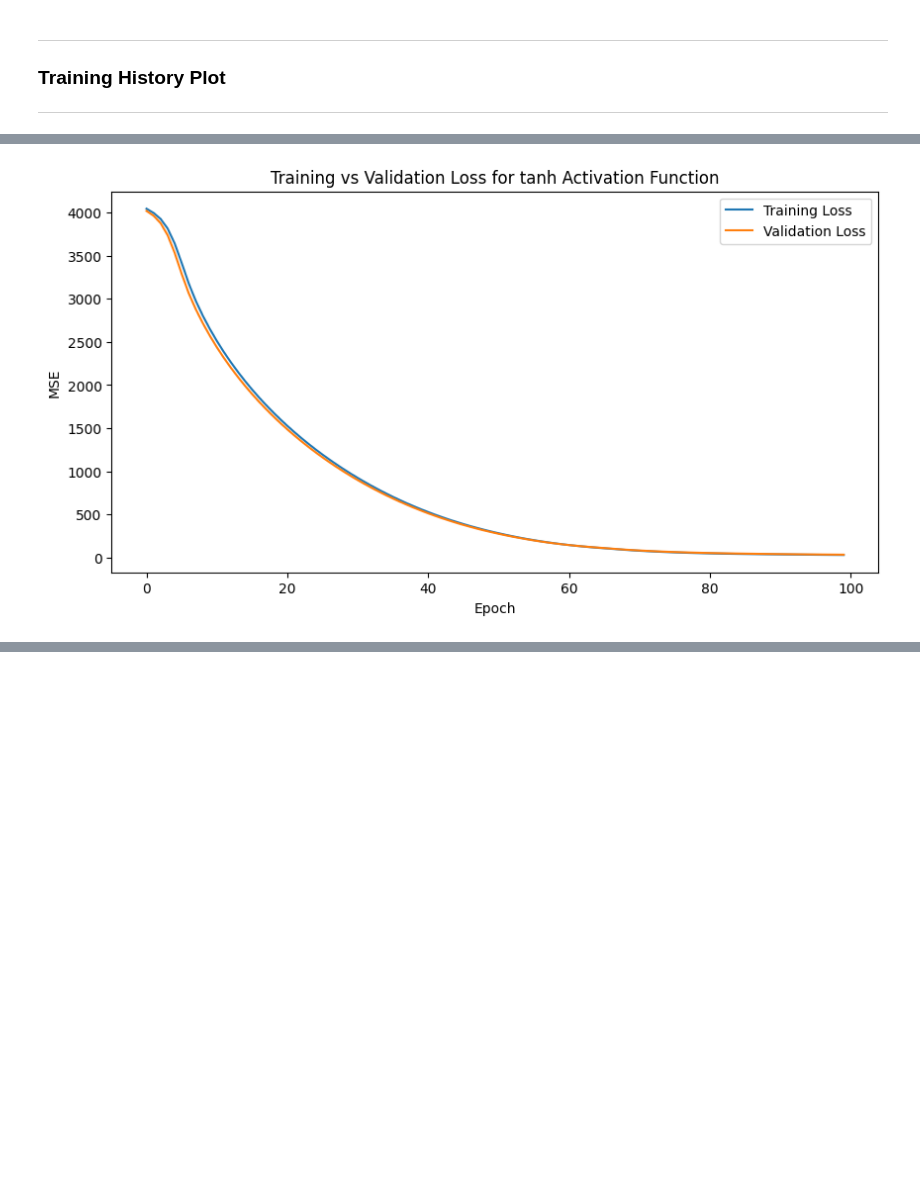
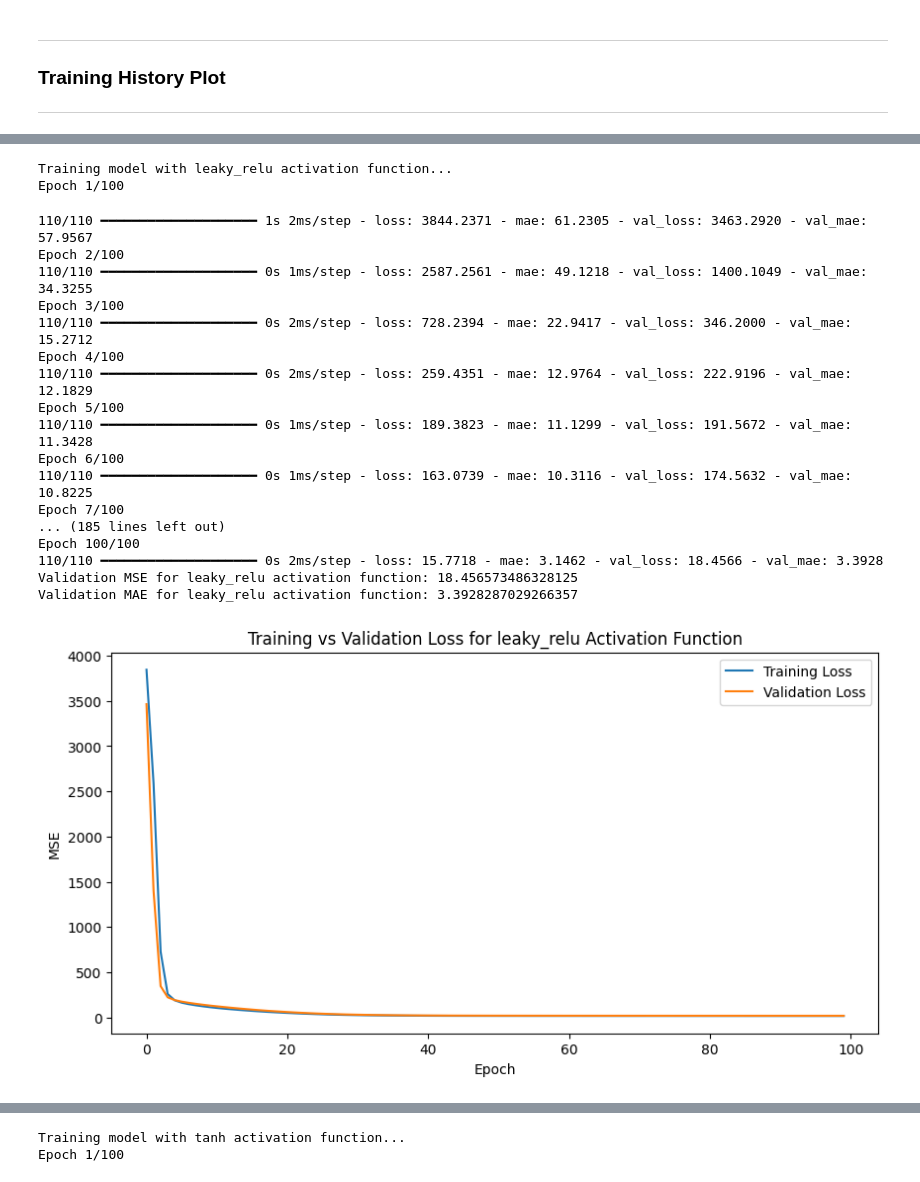
Before and after one commit to Ned-Matheson-1174976/1174976_EcoVision_Project1, a Jupyter notebook: SRC/DL.ipynb, the cells around one changed output, grey strips where cells are left out. Saved outputs shown, nothing was run; the diff lists cells and outputs as text; code cells hidden in the pictures; blank space fills up the shorter version.

```diff
--- a/SRC/DL.ipynb
+++ b/SRC/DL.ipynb
@@ -105,8 +120,10 @@ print('X_train_scaled standard deviation:', X_train_scaled.std())
 
 
 # Reproducibility
+random.seed(42)
 np.random.seed(42)
 tf.random.set_seed(42)
+epoch_num = 100
 
 baseline_model = tf.keras.Sequential([
     tf.keras.layers.Dense(
@@ -127,7 +144,7 @@ history = baseline_model.fit(
     X_train_scaled,
     y_train,
     validation_data=(X_val_scaled, y_val),
-    epochs=100,
+    epochs=epoch_num,
     batch_size=32,
     verbose=1
 )
@@ -501,6 +697,14 @@ Results for different hidden layers:
 # %%
-neurons_winner = 8
-activation_array = ['relu', 'tanh']
+#neurons_winner = 8
+activation_array = ['relu', 'leaky_relu','tanh','elu','swish']
+results_df = pd.DataFrame(
+    results,
+    columns=[
+        "Variable",
+        "Validation MSE",
+        "Validation MAE"
+    ]
+)
 results_df.loc[len(results_df)] = ['Activation Function', '', '']
 for a in activation_array:
     print(f"Training model with {a} activation function...")
@@ -510,19 +714,19 @@ for a in activation_array:
         X_train_scaled,
         y_train,
         validation_data=(X_val_scaled, y_val),
-        epochs=100,
+        epochs=epoch_num,
         batch_size=32,
         verbose=1
     )
 
-    test_loss, test_mae = model.evaluate(
-        X_test_scaled,
-        y_test,
+    val_loss, val_mae = model.evaluate(
+        X_val_scaled,
+        y_val,
         verbose=0
     )
 
-    print(f"Test MSE for {a} activation function: {test_loss}")
-    print(f"Test MAE for {a} activation function: {test_mae}")
+    print(f"Validation MSE for {a} activation function: {val_loss}")
+    print(f"Validation MAE for {a} activation function: {val_mae}")
 
     plt.figure(figsize=(10,5))
 
@@ -534,10 +738,33 @@ for a in activation_array:
     plt.title(f"Training vs Validation Loss for {a} Activation Function")
     plt.legend()
     plt.show()
-    results_df.loc[len(results_df)] = [a, test_loss, test_mae]
+    results_df.loc[len(results_df)] = [a, val_loss, val_mae]
+results_total =pd.concat([results_total, results_df], ignore_index=True)
+#print("Results for different activation functions:")
+#print(results_df)
 
-print("Results for different activation functions:")
-print(results_df)
+#Dropping int from best_row['Variable'] to avoid error with LeakyReLU
+# Ignore the title row
+numeric_rows = results_df[pd.to_numeric(results_df["Validation MSE"], errors="coerce").notna()]
+
+best_row = numeric_rows.loc[numeric_rows["Validation MSE"].idxmin()]
+
+markdown_text = f"""
+### Results for different activation functions
+
+{numeric_rows.to_markdown(index=False)}
+
+{(best_row['Variable'])} activation function had the best results with the lowest validation MSE of {best_row['Validation MSE']:.6f} and validation MAE of {best_row['Validation MAE']:.6f}.
+"""
+
+display(Markdown(markdown_text))
+
+activation_winner = numeric_rows.loc[
+    numeric_rows["Validation MSE"].idxmin(),
+    "Variable"
+]
+
+print(activation_winner)
 # %% [output]
 Training model with relu activation function...
 Epoch 1/100
@@ -577 +789,20 @@ Test MAE for tanh activation function: 4.227231025695801
+Training model with leaky_relu activation function...
+Epoch 1/100
+110/110 ━━━━━━━━━━━━━━━━━━━━ 1s 2ms/step - loss: 3844.2371 - mae: 61.2305 - val_loss: 3463.2920 - val_mae: 57.9567
+Epoch 2/100
+110/110 ━━━━━━━━━━━━━━━━━━━━ 0s 1ms/step - loss: 2587.2561 - mae: 49.1218 - val_loss: 1400.1049 - val_mae: 34.3255
+Epoch 3/100
+110/110 ━━━━━━━━━━━━━━━━━━━━ 0s 2ms/step - loss: 728.2394 - mae: 22.9417 - val_loss: 346.2000 - val_mae: 15.2712
+Epoch 4/100
+110/110 ━━━━━━━━━━━━━━━━━━━━ 0s 2ms/step - loss: 259.4351 - mae: 12.9764 - val_loss: 222.9196 - val_mae: 12.1829
+Epoch 5/100
+110/110 ━━━━━━━━━━━━━━━━━━━━ 0s 1ms/step - loss: 189.3823 - mae: 11.1299 - val_loss: 191.5672 - val_mae: 11.3428
+Epoch 6/100
+110/110 ━━━━━━━━━━━━━━━━━━━━ 0s 1ms/step - loss: 163.0739 - mae: 10.3116 - val_loss: 174.5632 - val_mae: 10.8225
+Epoch 7/100
+... (185 lines left out)
+Epoch 100/100
+110/110 ━━━━━━━━━━━━━━━━━━━━ 0s 2ms/step - loss: 15.7718 - mae: 3.1462 - val_loss: 18.4566 - val_mae: 3.3928
+Validation MSE for leaky_relu activation function: 18.456573486328125
+Validation MAE for leaky_relu activation function: 3.3928287029266357
-[figure, old version]
+[figure, new version]
@@ -593,0 +809,2 @@ Results for different activation functions:
+Training model with tanh activation function...
+Epoch 1/100
```
Also changed, not shown: parts of 15 cells of this notebook.
